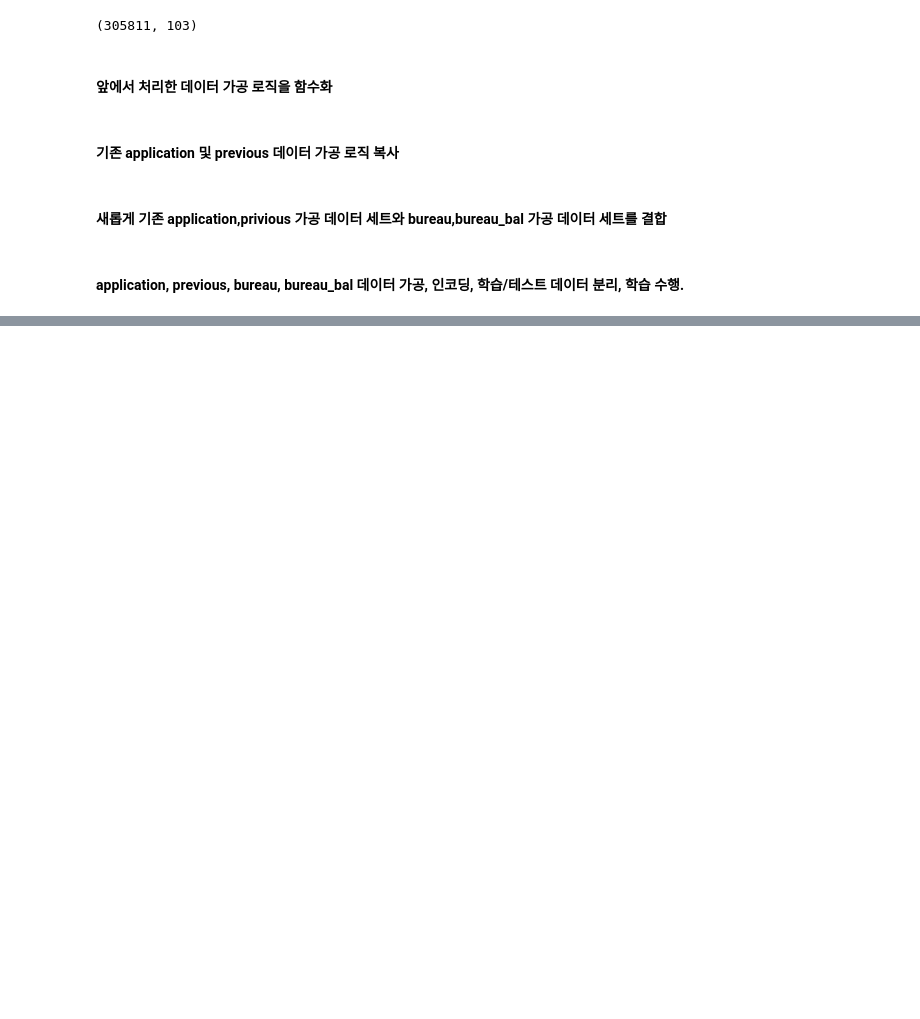
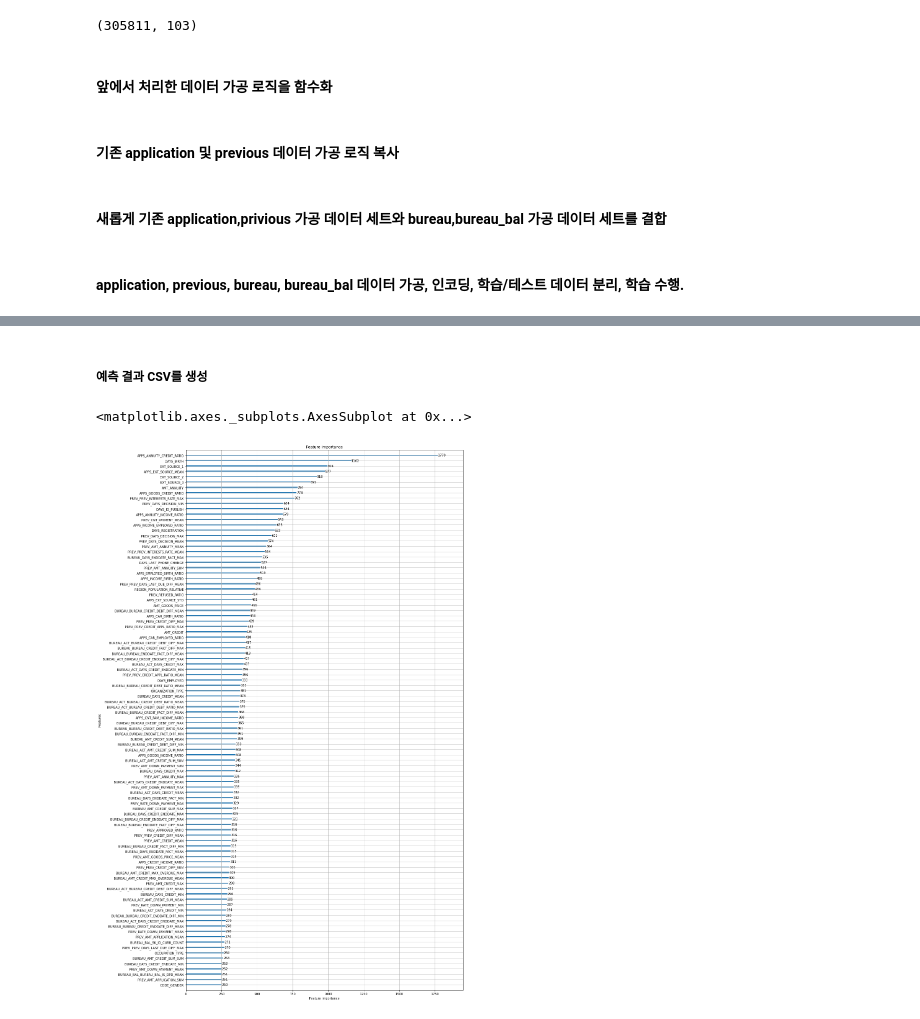
Before and after one commit to JIWON0520/TIL, a Jupyter notebook: 머신러닝/kaggle/home_credit_default_risk/bureau.csv_FeaturerEngineering.ipynb, the cells around one changed output, grey strips where cells are left out. Drawn from its saved outputs; the diff is of its cells as text; code cells hidden in the pictures; blank space fills up the shorter version.

```diff
--- a/머신러닝/kaggle/home_credit_default_risk/bureau.csv_FeaturerEngineering.ipynb
+++ b/머신러닝/kaggle/home_credit_default_risk/bureau.csv_FeaturerEngineering.ipynb
@@ -778,17 +778,17 @@ def train_apps_all(apps_all_train):
     print('train shape:', train_x.shape, 'valid shape:', valid_x.shape)
     clf = LGBMClassifier(
                 nthread=4,
-                n_estimators=2000,
+                n_estimators=1000,
                 learning_rate=0.02,
-                max_depth = 11,
-                num_leaves=58,
-                colsample_bytree=0.613,
-                subsample=0.708,
-                max_bin=407,
-                reg_alpha=3.564,
-                reg_lambda=4.930,
-                min_child_weight= 6,
-                min_child_samples=165,
+                max_depth = 14,
+                num_leaves=57,
+                colsample_bytree=0.743,
+                subsample=0.582,
+                max_bin=494,
+                reg_alpha=2.469,
+                reg_lambda=9.797,
+                min_child_weight=2,
+                min_child_samples=25,
                 silent=-1,
                 verbose=-1,
                 )
@@ -833,0 +850,2 @@ KeyboardInterrupt: ignored
+# %% [markdown]
+##### 예측 결과 CSV를 생성
@@ -833,0 +856,7 @@ KeyboardInterrupt: ignored
+# %%
+from lightgbm import plot_importance
+
+plot_importance(clf, figsize=(16, 32), max_num_features=100)
+# %% [output]
+<matplotlib.axes._subplots.AxesSubplot at 0x...>
+[figure, added]
```
Also changed, not shown: parts of 3 cells of this notebook.
